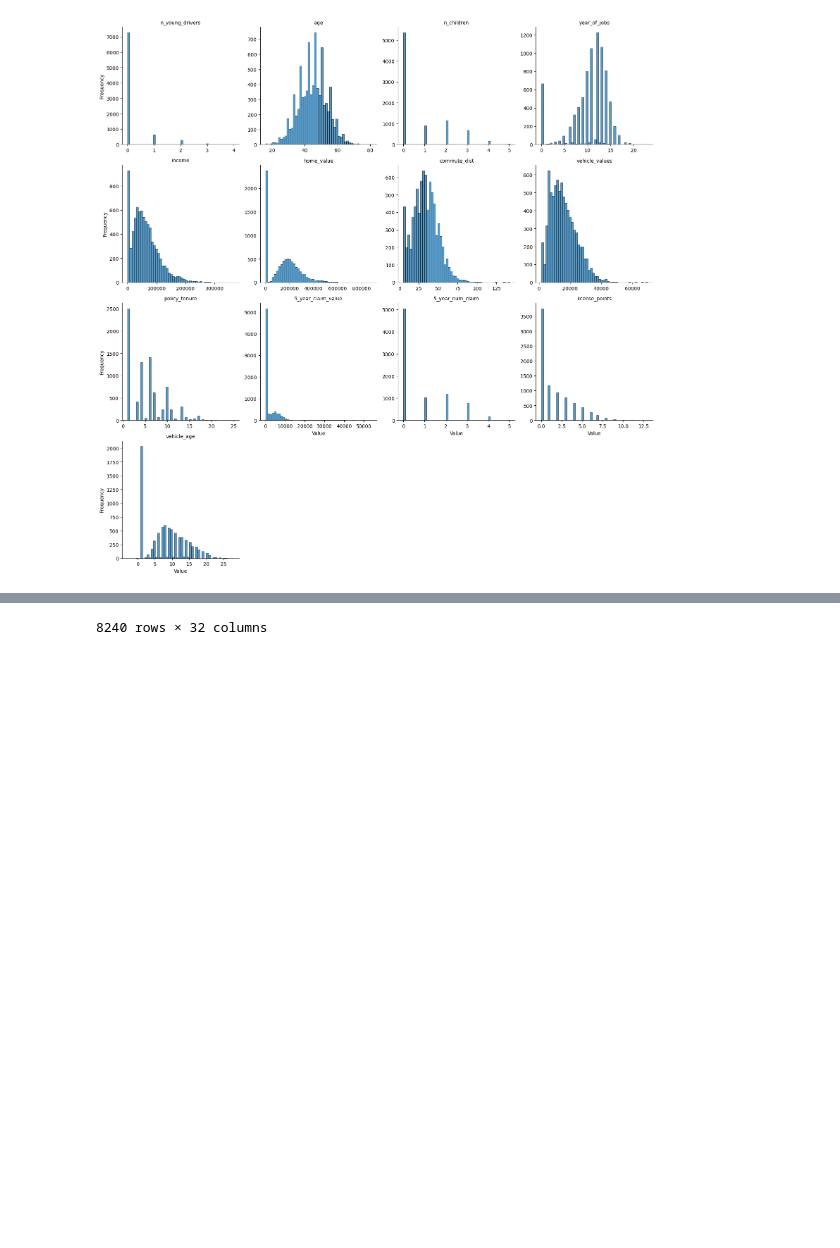
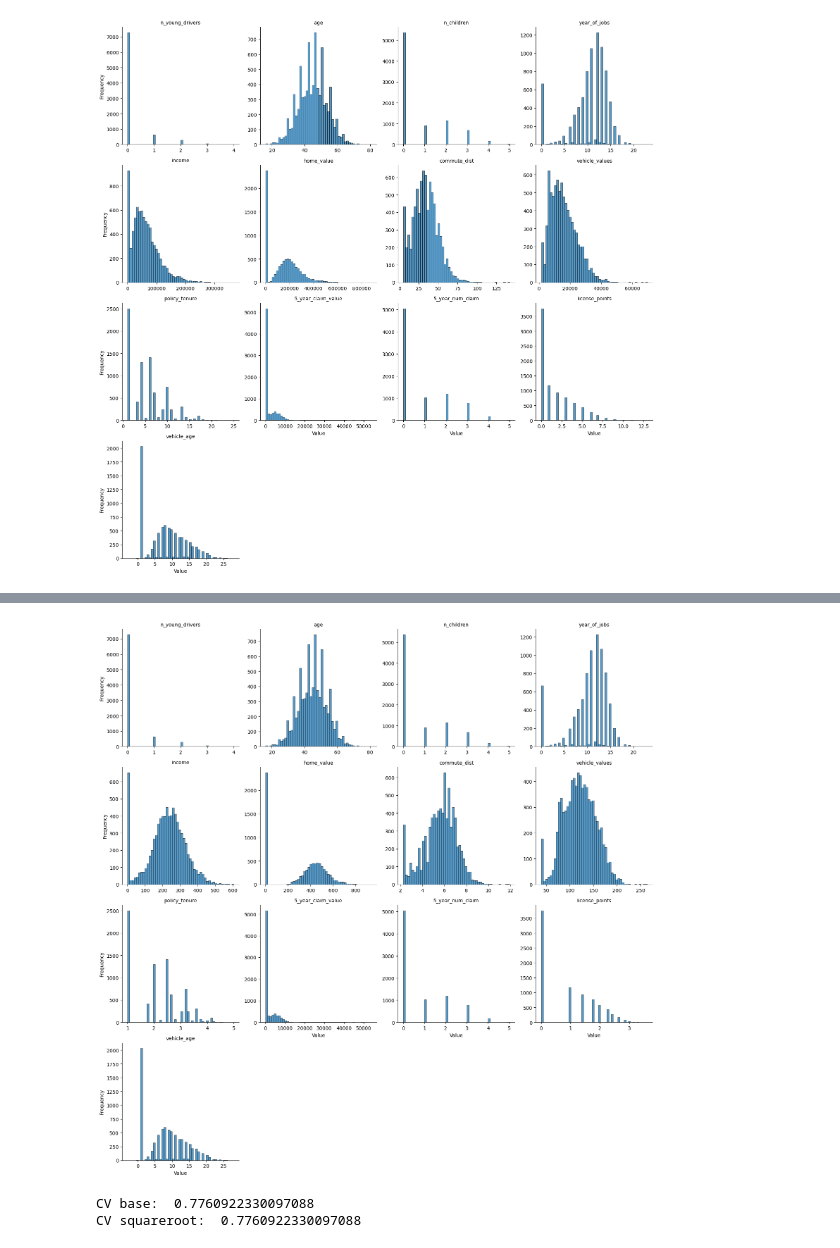
Before and after one commit to hatunglam/kaggle-projects, a Jupyter notebook: car_insurance/main.ipynb, the cells around one changed output, grey strips where cells are left out. Cells and saved outputs as stored; diff of their text form; code cells hidden in the pictures; blank space fills up the shorter version.

```diff
--- a/car_insurance/main.ipynb
+++ b/car_insurance/main.ipynb
@@ -631,5 +631,19 @@ def square_root_features(df, features):
 # %%
 X_train_sqrt = square_root_features(X_train_clean, right_skewed)
 # %%
-X_train_sqrt
+# Plot numerical feature distribution
+
+# Melt to long format
+melt_X_train = X_train_sqrt[numeric_cols].melt(var_name='Column', value_name="Value")
+
+# Create a facet grid
+g = sns.FacetGrid(melt_X_train, col='Column', col_wrap=4, sharex=False, sharey=False, height=4)
+
+# Map histplot to each facet
+g.map(sns.histplot, "Value", bins=50)
+
+g.set_axis_labels('Value', 'Frequency')
+g.set_titles(col_template='{col_name}')
+
+plt.tight_layout()
 # %% [output]
@@ -648 +650,13 @@ X_train_sqrt
-8240 rows × 32 columns
+[figure, added]
+# %%
+xgb_clf = XGBClassifier(random_state=42)
+
+# Check performance
+cv_score = cross_val_score(xgb_clf, X_train_clean, y_train, cv=kf)
+cv_sqrt = cross_val_score(xgb_clf, X_train_sqrt, y_train, cv=kf)
+
+print("CV base: ", cv_score.mean())
+print("CV squareroot: ", cv_sqrt.mean())
+# %% [output]
+CV base:  0.7760922330097088
+CV squareroot:  0.7760922330097088
```
Also changed, not shown: parts of 1 cell of this notebook.
